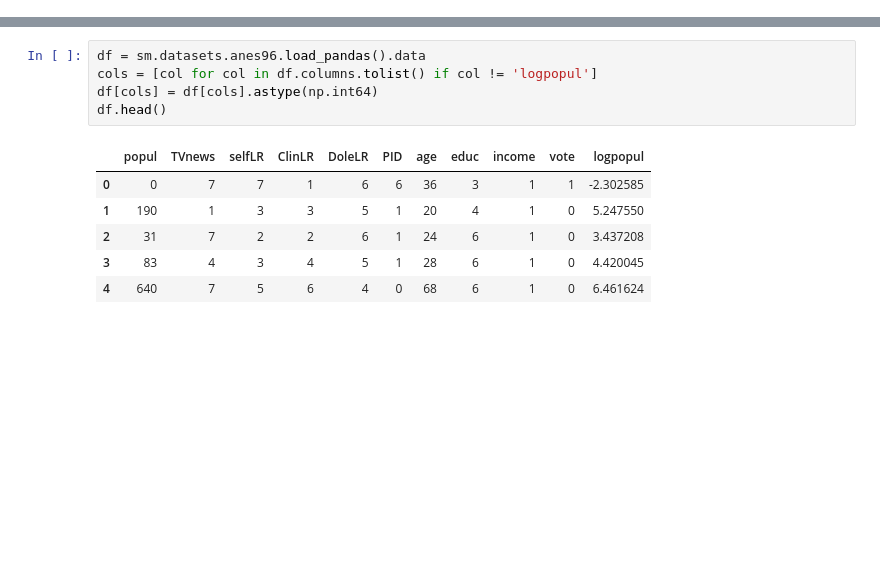
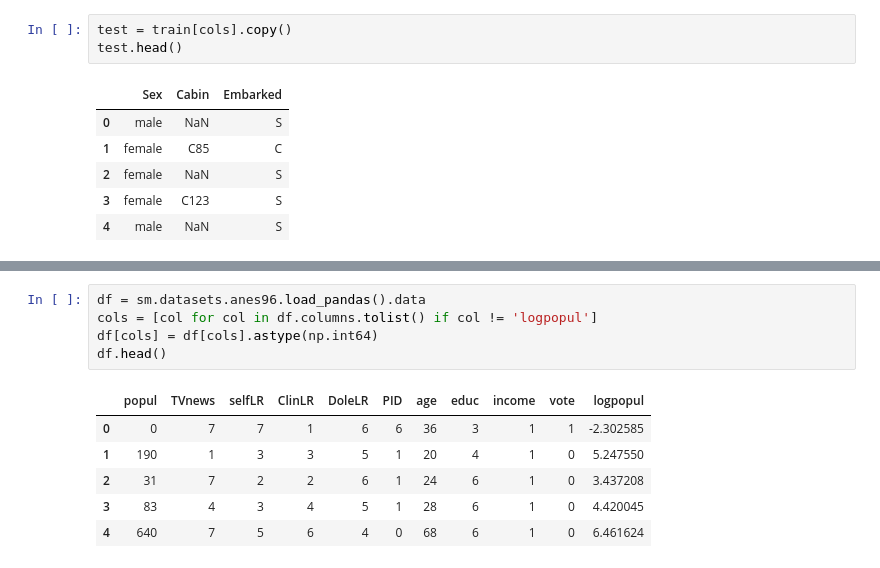
Before and after one commit to unerue/snippet, a Jupyter notebook: examples/grid_plot.ipynb, the cells around one changed output, grey strips where cells are left out. Cells and saved outputs as stored; diff of their text form; blank space fills up the shorter version.

```diff
--- a/examples/charts.ipynb
+++ b/examples/grid_plot.ipynb
@@ -6,0 +26,10 @@ import statsmodels.api as sm
+# %%
+test = train[cols].copy()
+test.head()
+# %% [output]
+|  | Sex | Cabin | Embarked |
+| 0 | male | NaN | S |
+| 1 | female | C85 | C |
+| 2 | female | NaN | S |
+| 3 | female | C123 | S |
+| 4 | male | NaN | S |
```
Also changed, not shown: parts of 38 cells of this notebook, 10 other files.
